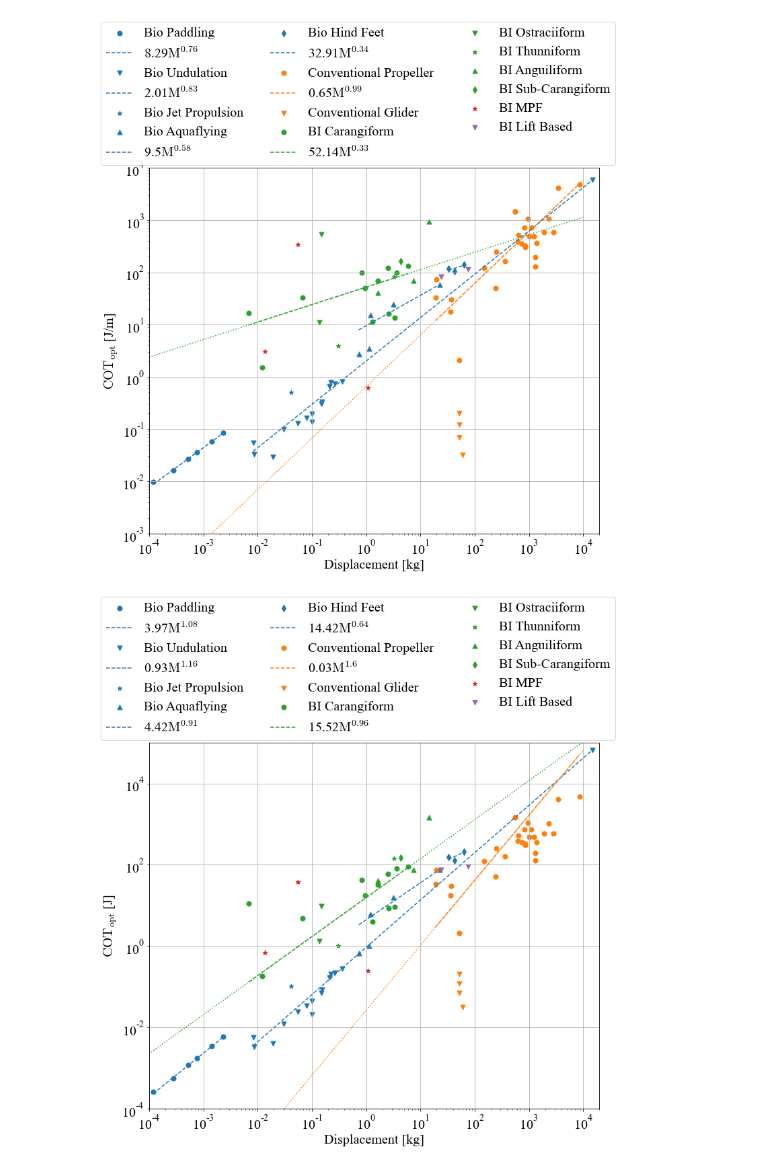
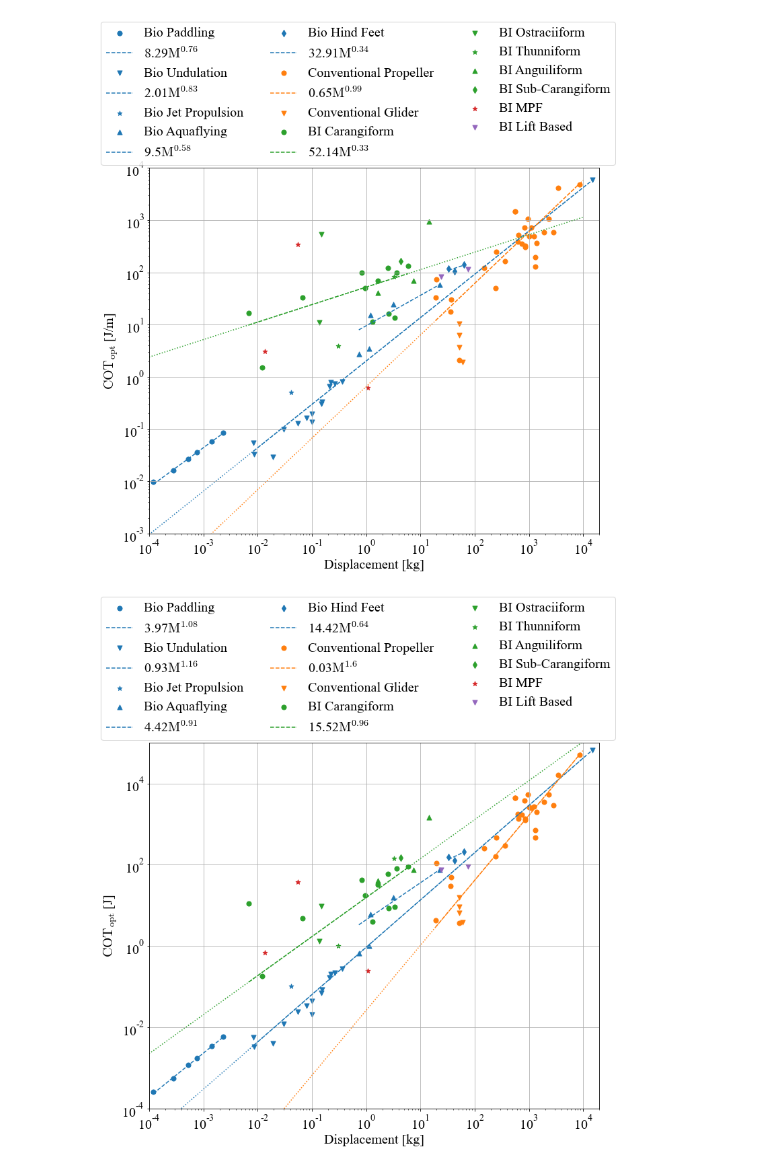
Before and after one commit to michaelcoe/Cost-of-Transport-Estimation, a Jupyter notebook: database_COT_plots.ipynb, the cells around one changed output. Drawn from its saved outputs; the diff is of its cells as text; code cells hidden in the pictures.

```diff
--- a/database_COT_plots.ipynb
+++ b/database_COT_plots.ipynb
@@ -160,6 +172,18 @@ for i, mode in enumerate(bio_modes):
 
         if mode == 'Jet Propulsion':
                 ax2.scatter(data['Weight [kg]'], data['COTopt [J/m]'], marker=markers[i], color=col, s=marker_size, label='Bio ' + mode)
+        elif mode == 'Undulation':
+                pars = model.guess(data['COTopt [J/m]'].values, x=data['Weight [kg]'].values)
+                pars['p_amplitude'].set(value=6, min=0.001, max=500.0)
+                pars['p_exponent'].set(value=0.5, min=0.001, max=2.0)
+
+                fit = model.fit(data['COTopt [J/m]'].values, pars, x=data['Weight [kg]'].values)
+
+                ax2.scatter(data['Weight [kg]'], data['COTopt [J/m]'], marker=markers[i], color=col, s=marker_size, label='Bio ' + mode)
+
+                ax2.plot(data['Weight [kg]'], fit.params['p_amplitude'].value*data['Weight [kg]'].values**fit.params['p_exponent'].value, col + '--',
+                        label=str(np.round(fit.params['p_amplitude'].value, 2)) + '$\mathrm{M^{' + str(np.round(fit.params['p_exponent'].value,2)) + '}}$')
+                ax2.plot(dx, fit.params['p_amplitude'].value*dx**fit.params['p_exponent'].value, col + ':')
         else:
                 pars = model.guess(data['COTopt [J/m]'].values, x=data['Weight [kg]'].values)
                 pars['p_amplitude'].set(value=6, min=0.001, max=500.0)
@@ -188,7 +212,7 @@ for i, mode in enumerate(conv_modes):
                         label=str(np.round(fit.params['p_amplitude'].value, 2)) + '$\mathrm{M^{' + str(np.round(fit.params['p_exponent'].value,2)) + '}}$')
                 ax2.plot(dx, fit.params['p_amplitude'].value*dx**fit.params['p_exponent'].value, col + ':')
         else:
-                ax2.scatter(data['Weight [kg]'], data['COTopt [J/kgm]'], marker=markers[i], color=col, s=marker_size, label='Conventional ' + mode)
+                ax2.scatter(data['Weight [kg]'], data['COTopt [J/m]'], marker=markers[i], color=col, s=marker_size, label='Conventional ' + mode)
 
 for i, mode in enumerate(bcf_modes):
         col = 'C2'
@@ -221,7 +245,7 @@ ax2.set_xscale('log')
 ax2.grid()
 fig2.savefig('cot_j-m.pdf', facecolor='w', dpi=300, bbox_inches='tight')
 # %% [output]
-[figure, old version]
+[figure, new version]
 # %%
 fig3, ax3 = plt.subplots(figsize=(12,10), facecolor='w')
 marker_size=50
@@ -238,8 +262,19 @@ for i, mode in enumerate(bio_modes):
 
         if mode == 'Jet Propulsion':
                 ax3.scatter(data['Weight [kg]'], data['COTopt [J]'], marker=markers[i], color=col, s=marker_size, label='Bio ' + mode)
+        elif mode == 'Undulation':
+                pars = model.guess(data['COTopt [J]'].values, x=data['Weight [kg]'].values)
+                pars['p_amplitude'].set(value=6, min=0.001, max=500.0)
+                pars['p_exponent'].set(value=0.5, min=0.001, max=2.0)
+
+                fit = model.fit(data['COTopt [J]'].values, pars, x=data['Weight [kg]'].values)
+
+                ax3.scatter(data['Weight [kg]'], data['COTopt [J]'], marker=markers[i], color=col, s=marker_size, label='Bio ' + mode)
+
+                ax3.plot(data['Weight [kg]'], fit.params['p_amplitude'].value*data['Weight [kg]'].values**fit.params['p_exponent'].value, col + '--',
+                        label=str(np.round(fit.params['p_amplitude'].value, 2)) + '$\mathrm{M^{' + str(np.round(fit.params['p_exponent'].value,2)) + '}}$')
+                ax3.plot(dx, fit.params['p_amplitude'].value*dx**fit.params['p_exponent'].value, col + ':')
         else:
-
                 pars = model.guess(data['COTopt [J]'].values, x=data['Weight [kg]'].values)
                 pars['p_amplitude'].set(value=6, min=0.001, max=500.0)
                 pars['p_exponent'].set(value=0.5, min=0.001, max=2.0)
@@ -254,6 +289,8 @@ for i, mode in enumerate(bio_modes):
 for i, mode in enumerate(conv_modes):
         col = 'C1'
         # perform fits for data
+        amplitude = 0.03
+        exponent = 1.6
         data = conv_dfs[i].sort_values(by=['Weight [kg]'])
         if mode == 'Propeller':
                 pars = model.guess(data['COTopt [J]'].values, x=data['Weight [kg]'].values)
@@ -262,42 +299,46 @@ for i, mode in enumerate(conv_modes):
 
                 fit = model.fit(data['COTopt [J]'].values, pars, x=data['Weight [kg]'].values)
 
-                ax3.scatter(data['Weight [kg]'], data['COTopt [J/m]'], marker=markers[i], color=col, s=marker_size, label='Conventional ' + mode)
+                ax3.scatter(data['Weight [kg]'], data['COTopt [J]'], marker=markers[i], color=col, s=marker_size, label='Conventional ' + mode)
                 ax3.plot(data['Weight [kg]'], fit.params['p_amplitude'].value*data['Weight [kg]'].values**fit.params['p_exponent'].value, col + '--',
                         label=str(np.round(fit.params['p_amplitude'].value, 2)) + '$\mathrm{M^{' + str(np.round(fit.params['p_exponent'].value,2)) + '}}$')
                 ax3.plot(dx, fit.params['p_amplitude'].value*dx**fit.params['p_exponent'].value, col + ':')
+                # ax3.scatter(data['Weight [kg]'], data['COTopt [J]'], marker=markers[i], color=col, s=marker_size, label='Conventional ' + mode)
+                # ax3.plot(data['Weight [kg]'], fit.params['p_amplitude'].value*data['Weight [kg]'].values**fit.params['p_exponent'].value, col + '--',
+                #         label=str(np.round(fit.params['p_amplitude'].value, 2)) + '$\mathrm{M^{' + str(np.round(fit.params['p_exponent'].value,2)) + '}}$')
+                # ax3.plot(dx, fit.params['p_amplitude'].value*dx**fit.params['p_exponent'].value, col + ':')
         else:
-                ax3.scatter(data['Weight [kg]'], data['COTopt [J/kgm]'], marker=markers[i], color=col, s=marker_size, label='Conventional ' + mode)
+                ax3.scatter(data['Weight [kg]'], data['COTopt [J]'], marker=markers[i], color=col, s=marker_size, label='Conventional ' + mode)
 
 for i, mode in enumerate(bcf_modes):
         col = 'C2'
         # perform fits for data
         data = bcf_dfs[i].sort_values(by=['Weight [kg]'])
         if mode == 'Carangiform':
                 pars = model.guess(data['COTopt [J]'].values, x=data['Weight [kg]'].values)
                 pars['p_amplitude'].set(value=6, min=0.001, max=500.0)
                 pars['p_exponent'].set(value=0.5, min=0.001, max=2.0)
                 fit = model.fit(data['COTopt [J]'], pars, x=data['Weight [kg]'])
 
                 ax3.scatter(data['Weight [kg]'], data['COTopt [J]'], marker=markers[i], color='C2', s=marker_size, label='BI ' + mode)
                 ax3.plot(data['Weight [kg]'], fit.params['p_amplitude'].value*data['Weight [kg]'].values**fit.params['p_exponent'].value, col + '--',
                         label=str(np.round(fit.params['p_amplitude'].value, 2)) + '$\mathrm{M^{' + str(np.round(fit.params['p_exponent'].value,2)) + '}}$')
                 ax3.plot(dx, fit.params['p_amplitude'].value*dx**fit.params['p_exponent'].value, col + ':')
         else:
                 ax3.scatter(data['Weight [kg]'], data['COTopt [J]'], marker=markers[i], color='C2', s=marker_size, label='BI ' + mode)
 
 ax3.scatter(mpf_cot['Weight [kg]'], mpf_cot['COTopt [J]'], marker='*', color='C3', s=marker_size, label='BI MPF')
 ax3.scatter(lift_cot['Weight [kg]'], lift_cot['COTopt [J]'], marker='v', color='C4', s=marker_size, label='BI Lift Based')
 
 ax3.set_xlabel('Displacement [kg]')
 ax3.set_ylabel('$\mathrm{COT_{opt}}$ [J]')
 ax3.legend(ncol=3, loc=4, bbox_to_anchor=(1.05, 0.99))
 
 ax3.set_xlim([1e-4, 2e4])
 ax3.set_ylim([1e-4, 1e5])
 ax3.set_yscale('log')
 ax3.set_xscale('log')
 ax3.grid()
 fig3.savefig('cot_j.pdf', facecolor='w', dpi=300, bbox_inches='tight')
 # %% [output]
-[figure, old version]
+[figure, new version]
```
Also changed, not shown: parts of 1 cell of this notebook, 10 other files.
